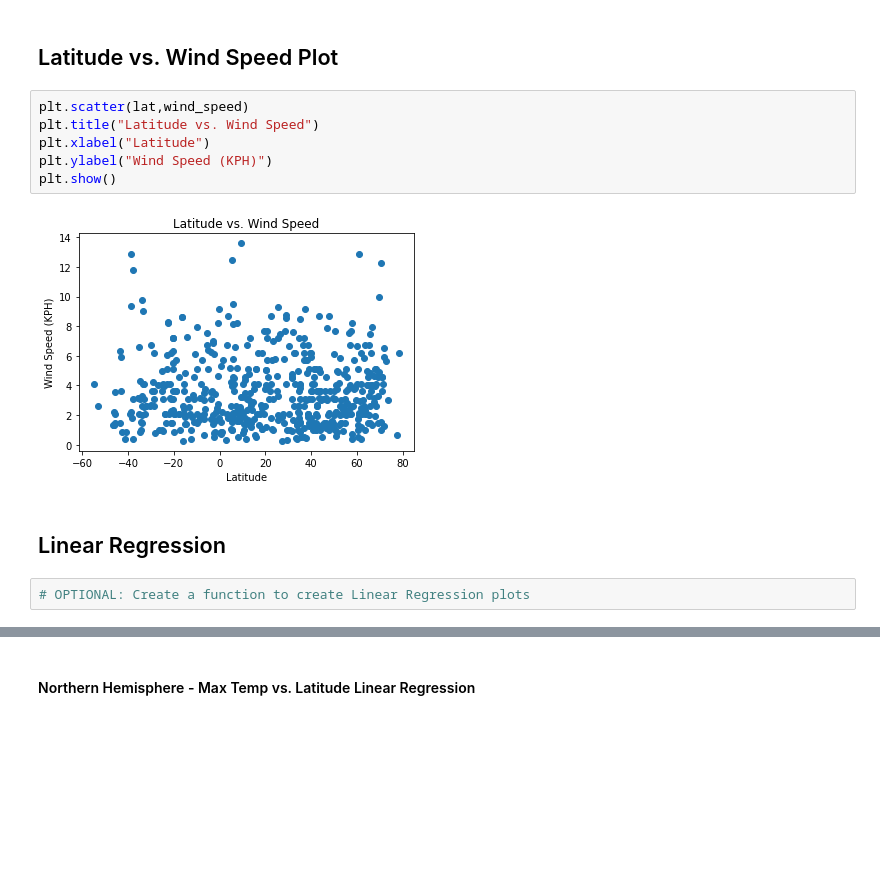
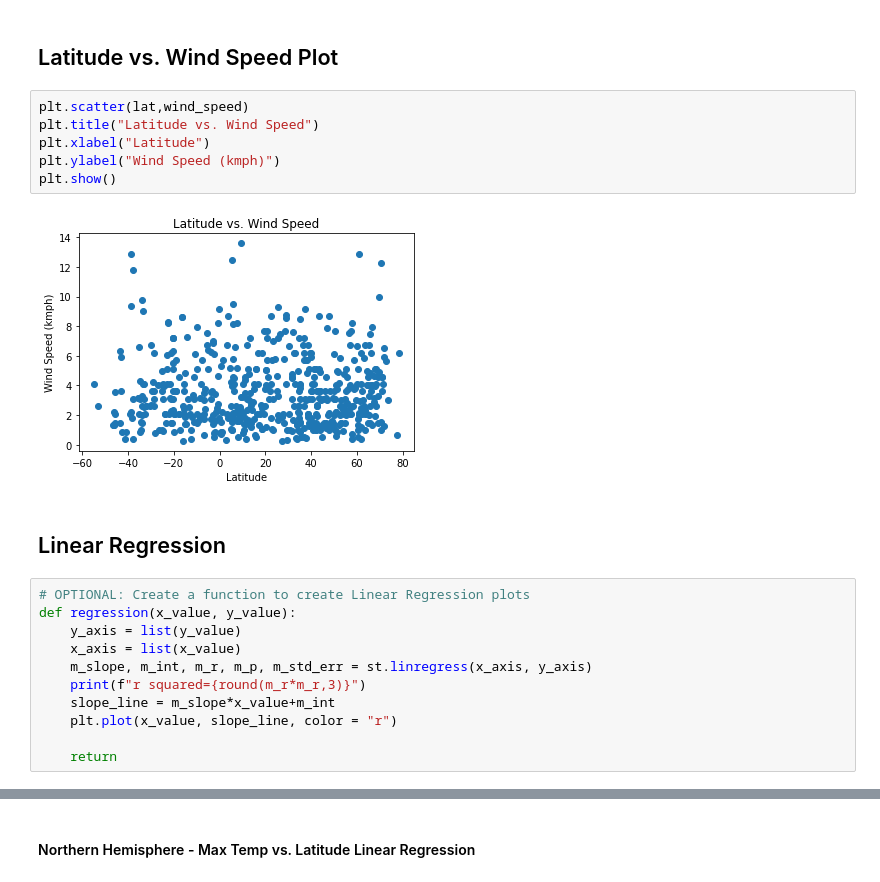
Before and after one commit to tonygardella5/python-api-challenge, a Jupyter notebook: WeatherPy/WeatherPy.ipynb, the cells around one changed output, grey strips where cells are left out. Drawn from its saved outputs; the diff is of its cells as text; blank space fills up the shorter version.

Commit message:
WeatherPy graphs finished

```diff
--- a/WeatherPy/WeatherPy.ipynb
+++ b/WeatherPy/WeatherPy.ipynb
@@ -181,15 +182,24 @@ plt.show()
 # %%
 plt.scatter(lat,wind_speed)
 plt.title("Latitude vs. Wind Speed")
 plt.xlabel("Latitude")
-plt.ylabel("Wind Speed (KPH)")
+plt.ylabel("Wind Speed (kmph)")
 plt.show()
 # %% [output]
-[figure, old version]
+[figure, new version]
 # %% [markdown]
 ## Linear Regression
-# %%
-# OPTIONAL: Create a function to create Linear Regression plots
+# %%
+# OPTIONAL: Create a function to create Linear Regression plots
+def regression(x_value, y_value):
+    y_axis = list(y_value)
+    x_axis = list(x_value)
+    m_slope, m_int, m_r, m_p, m_std_err = st.linregress(x_axis, y_axis)
+    print(f"r squared={round(m_r*m_r,3)}")
+    slope_line = m_slope*x_value+m_int
+    plt.plot(x_value, slope_line, color = "r")
+
+    return
 # %%
 dictionary = {'City':cities,
               'Country':country,
```
Also changed, not shown: parts of 18 cells of this notebook.
